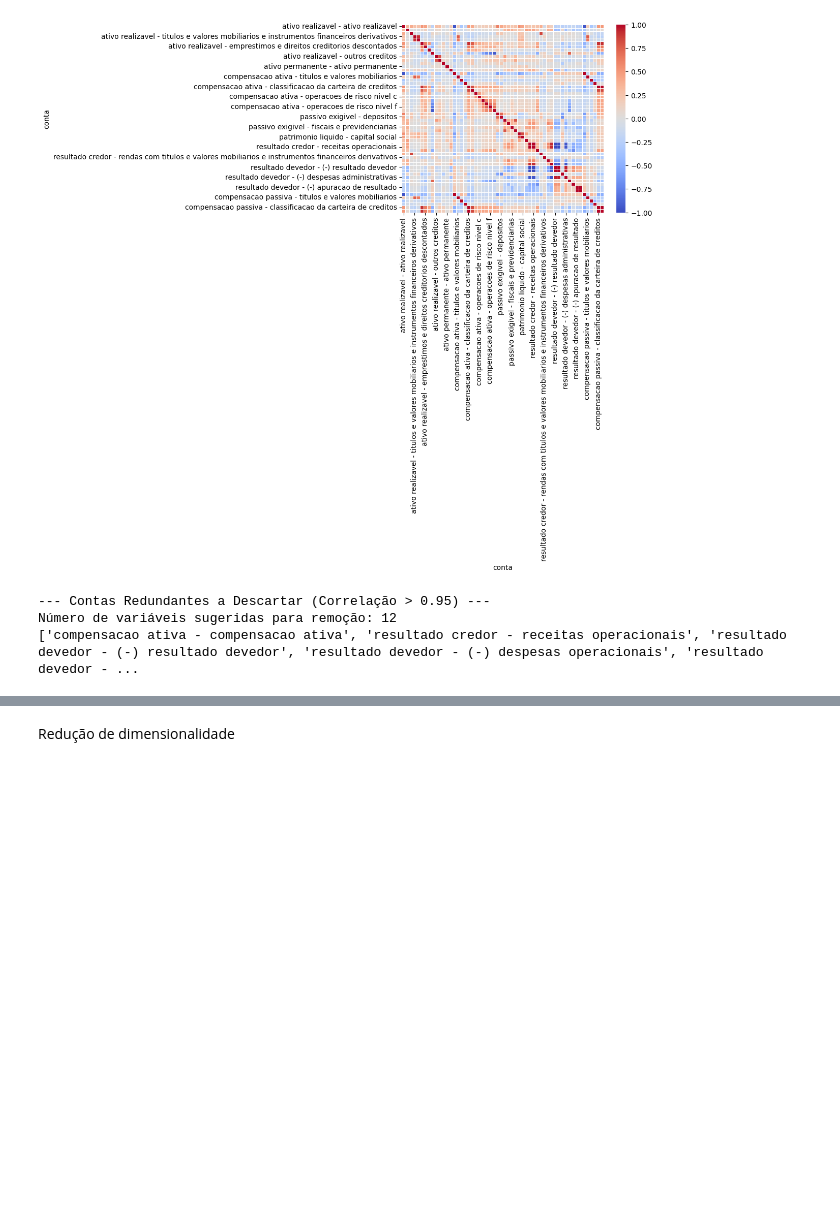
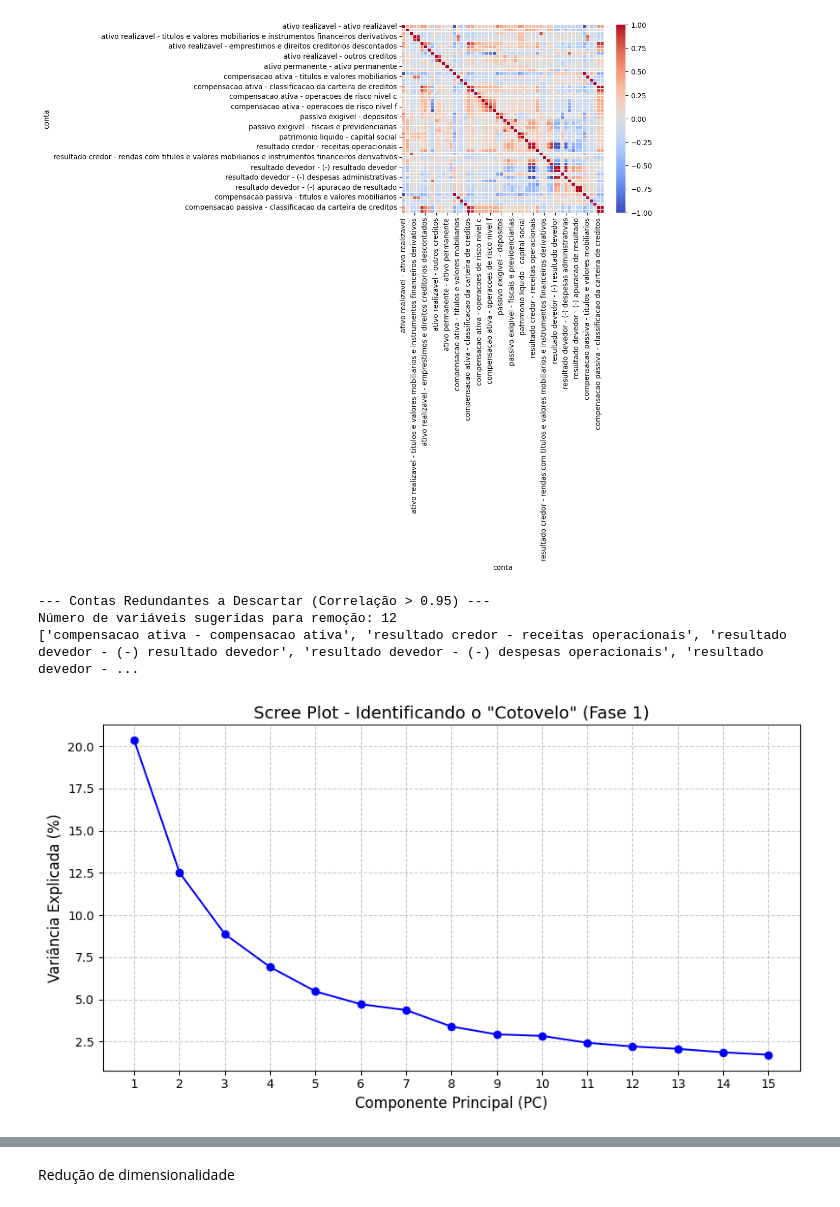
Before and after one commit to hspassos/banking, a Jupyter notebook: clusters.ipynb, the cells around one changed output, grey strips where cells are left out. Saved outputs shown, nothing was run; the diff lists cells and outputs as text; code cells hidden in the pictures; blank space fills up the shorter version.

```diff
--- a/clusters.ipynb
+++ b/clusters.ipynb
@@ -220,14 +228,47 @@ print(f"Número de variáveis sugeridas para remoção: {len(to_drop)}")
 print(to_drop)
 
 # Eliminando colunas com valores duplicados (perfeitamente correlacionadas)
-#X.drop(columns=to_drop, inplace=True)
+X.drop(columns=to_drop, inplace=True)
 
+from sklearn.preprocessing import StandardScaler
+#from sklearn.preprocessing import RobustScaler
+scaler = StandardScaler()
+#scaler = RobustScaler()
 X.columns = X.columns.astype(str)
+colunas_id = ['ano', 'cnpj', 'nome', 'taxonomia']
+df_identificadores = df_filtrado[colunas_id]
+X = df_filtrado.drop(columns=colunas_id, axis=1)
 X_scaled = scaler.fit_transform(X)
 
 # Optional: Convert back to a DataFrame for easier handling, using the original column names
-X_scaled_df = pd.DataFrame(X_scaled, columns=X.columns)
+#X_scaled_df = pd.DataFrame(X_scaled, columns=X.columns)
 # %% [output]
 --- Contas Redundantes a Descartar (Correlação > 0.95) ---
 Número de variáveis sugeridas para remoção: 12
 ['compensacao ativa - compensacao ativa', 'resultado credor - receitas operacionais', 'resultado devedor - (-) resultado devedor', 'resultado devedor - (-) despesas operacionais', 'resultado devedor - ...
+# %%
+#Primeira aplicação do PCA para identificar os outliers
+
+import matplotlib.pyplot as plt
+from sklearn.decomposition import PCA
+
+# 1. Rodamos o PCA com os primeiros 15 componentes apenas para ver a curva de queda
+pca_diagnostico = PCA(n_components=15, random_state=42)
+pca_diagnostico.fit(X_scaled)
+
+# 2. Extraímos a variância INDIVIDUAL de cada componente (em porcentagem)
+variancia_individual = pca_diagnostico.explained_variance_ratio_ * 100
+
+# 3. Desenhamos o Gráfico de Cotovelo
+plt.figure(figsize=(9, 5))
+plt.plot(range(1, 16), variancia_individual, marker='o', linestyle='-', color='b')
+
+plt.title('Scree Plot - Identificando o "Cotovelo" (Fase 1)', fontsize=14)
+plt.xlabel('Componente Principal (PC)', fontsize=12)
+plt.ylabel('Variância Explicada (%)', fontsize=12)
+plt.xticks(range(1, 16)) # Garante que todos os números de 1 a 15 apareçam no eixo X
+plt.grid(True, linestyle='--', alpha=0.7)
+plt.tight_layout()
+plt.show()
+# %% [output]
+[figure, added]
```
Also changed, not shown: parts of 23 cells of this notebook, 21 other files.
